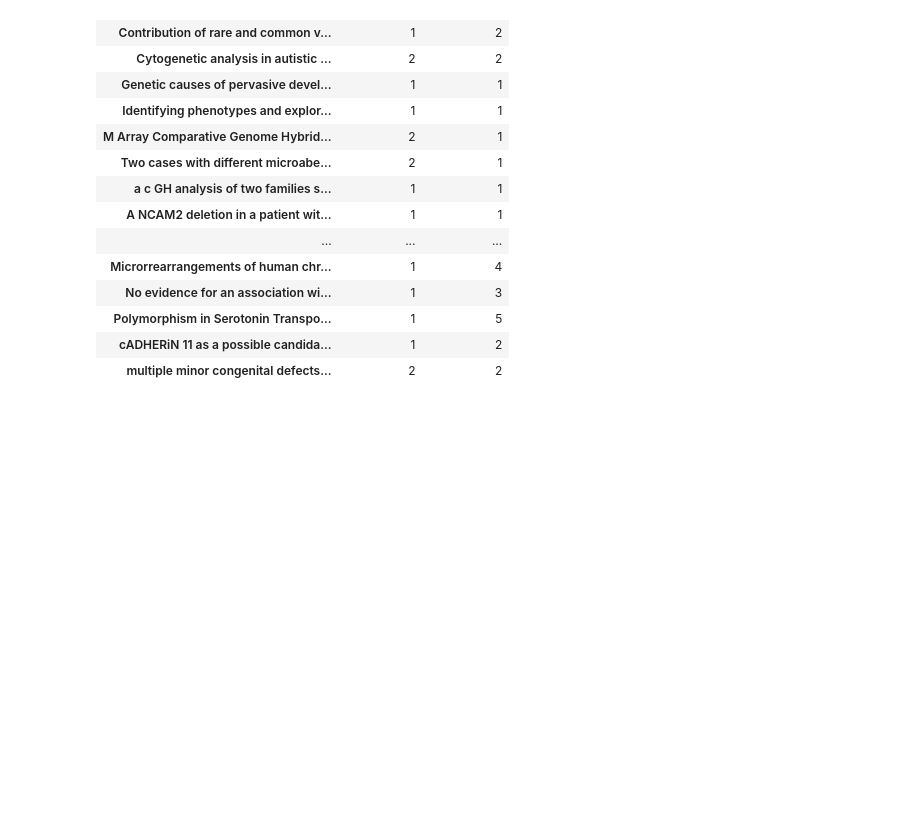
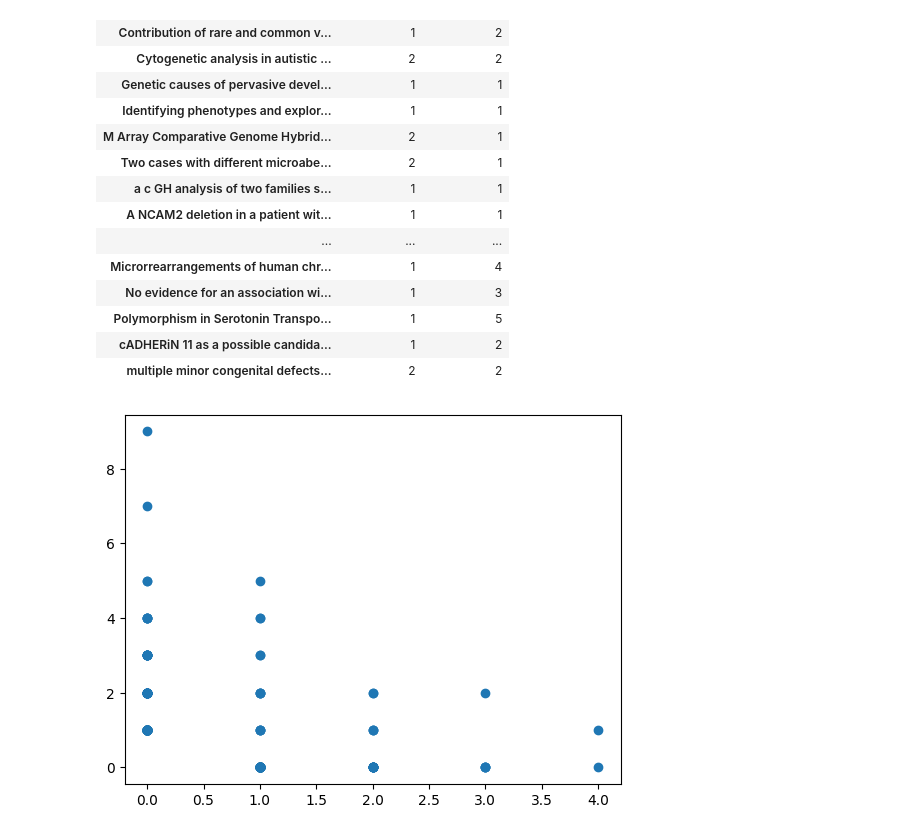
Before and after one commit to UKDataServiceOpen/Person_Identy_First_Language, a Jupyter notebook: 2023_Second_analysis/code/3_Pattern_matching.ipynb, the cells around one changed output. Saved outputs shown, nothing was run; the diff lists cells and outputs as text; code cells hidden in the pictures; blank space fills up the shorter version.

```diff
--- a/2023_Second_analysis/code/3_Pattern_matching.ipynb
+++ b/2023_Second_analysis/code/3_Pattern_matching.ipynb
@@ -604,3 +690,10 @@ has_both
 | Polymorphism in Serotonin Transpo... | 1 | 5 |
 | cADHERiN 11 as a possible candida... | 1 | 2 |
 | multiple minor congenital defects... | 2 | 2 |
+# %%
+plt.scatter(title['Person-first'], title['Identity-first'])
+plt.show()
+
+#plt.savefig('..\\output\title_count.jpg')    # we can right click on the plot above to save it, or save it via command
+# %% [output]
+[figure, added]
```
Also changed, not shown: parts of 21 cells of this notebook, 2 other files.
